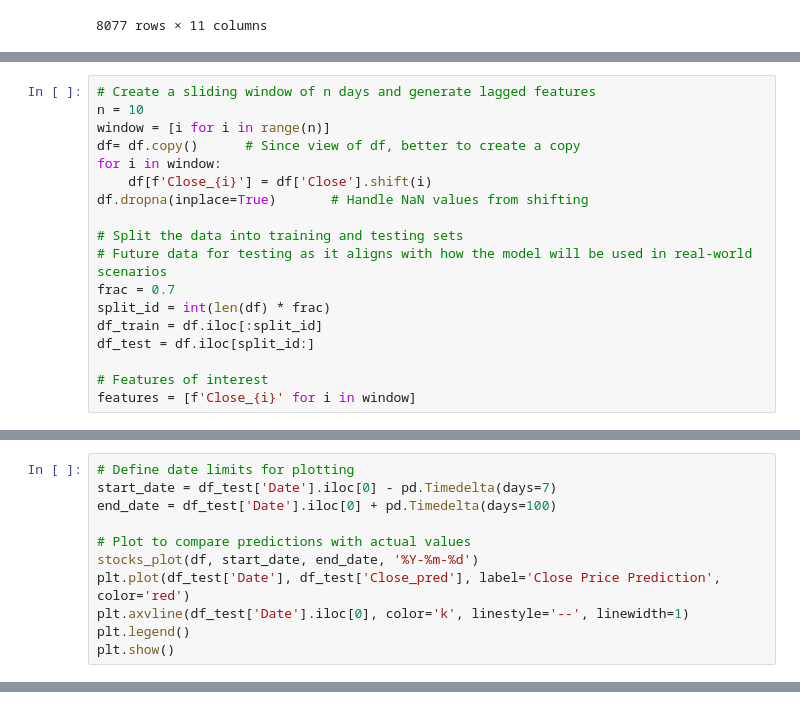
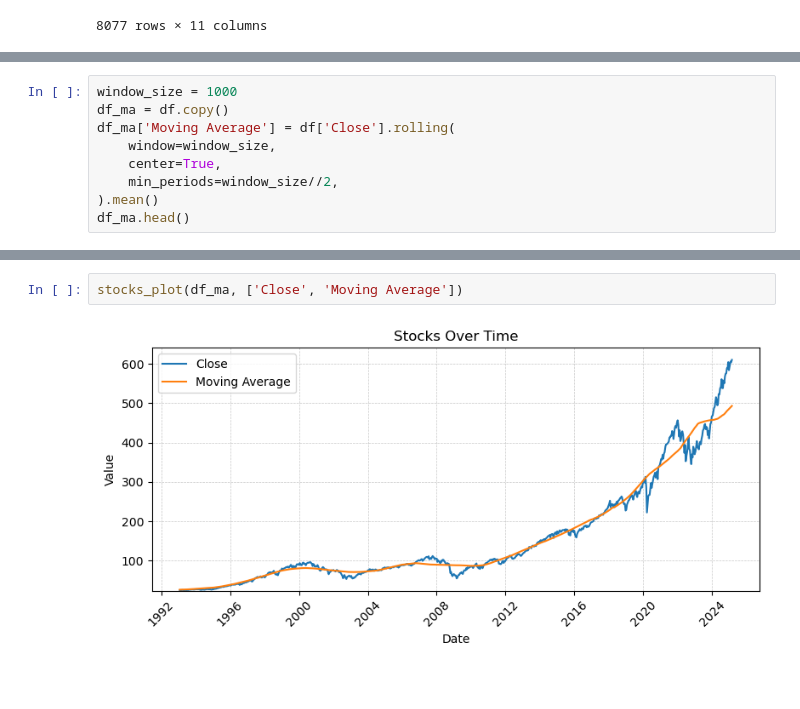
Before and after one commit to lohenrotte/stocks-forecasting, a Jupyter notebook: src/main.ipynb, the cells around one changed output, grey strips where cells are left out. Saved outputs shown, nothing was run; the diff lists cells and outputs as text; blank space fills up the shorter version.

```diff
--- a/src/main.ipynb
+++ b/src/main.ipynb
@@ -243,18 +51,0 @@ plt.show()
-# %%
-# Create a sliding window of n days and generate lagged features
-n = 10
-window = [i for i in range(n)]
-df= df.copy()      # Since view of df, better to create a copy
-for i in window:
-    df[f'Close_{i}'] = df['Close'].shift(i)
-df.dropna(inplace=True)       # Handle NaN values from shifting
-
-# Split the data into training and testing sets
-# Future data for testing as it aligns with how the model will be used in real-world scenarios
-frac = 0.7
-split_id = int(len(df) * frac)
-df_train = df.iloc[:split_id]
-df_test = df.iloc[split_id:]
-
-# Features of interest
-features = [f'Close_{i}' for i in window]
@@ -330,11 +51,0 @@ df_test['Close_pred'] = y_pred
-# %%
-# Define date limits for plotting
-start_date = df_test['Date'].iloc[0] - pd.Timedelta(days=7)
-end_date = df_test['Date'].iloc[0] + pd.Timedelta(days=100)
-
-# Plot to compare predictions with actual values
-stocks_plot(df, start_date, end_date, '%Y-%m-%d')
-plt.plot(df_test['Date'], df_test['Close_pred'], label='Close Price Prediction', color='red')
-plt.axvline(df_test['Date'].iloc[0], color='k', linestyle='--', linewidth=1)
-plt.legend()
-plt.show()
@@ -342,0 +132,9 @@ plt.show()
+# %%
+window_size = 1000
+df_ma = df.copy()
+df_ma['Moving Average'] = df['Close'].rolling(
+    window=window_size,
+    center=True,
+    min_periods=window_size//2,
+).mean()
+df_ma.head()
@@ -342,0 +148,4 @@ plt.show()
+# %%
+stocks_plot(df_ma, ['Close', 'Moving Average'])
+# %% [output]
+[figure, added]
```
Also changed, not shown: parts of 57 cells of this notebook.
